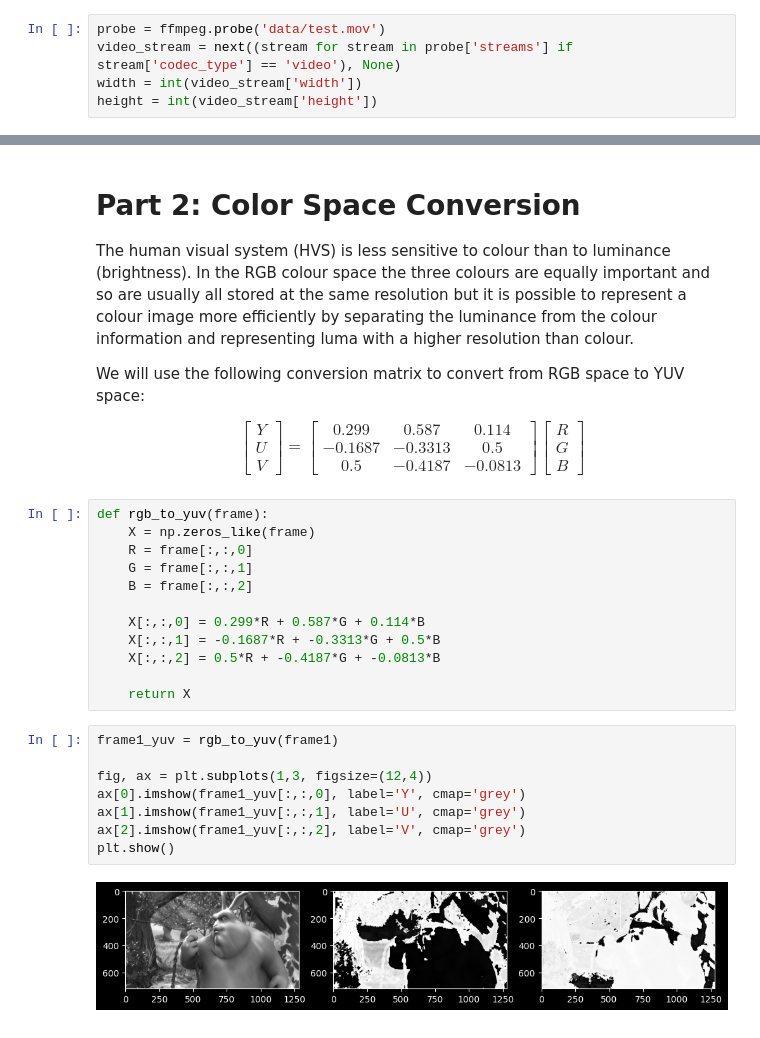
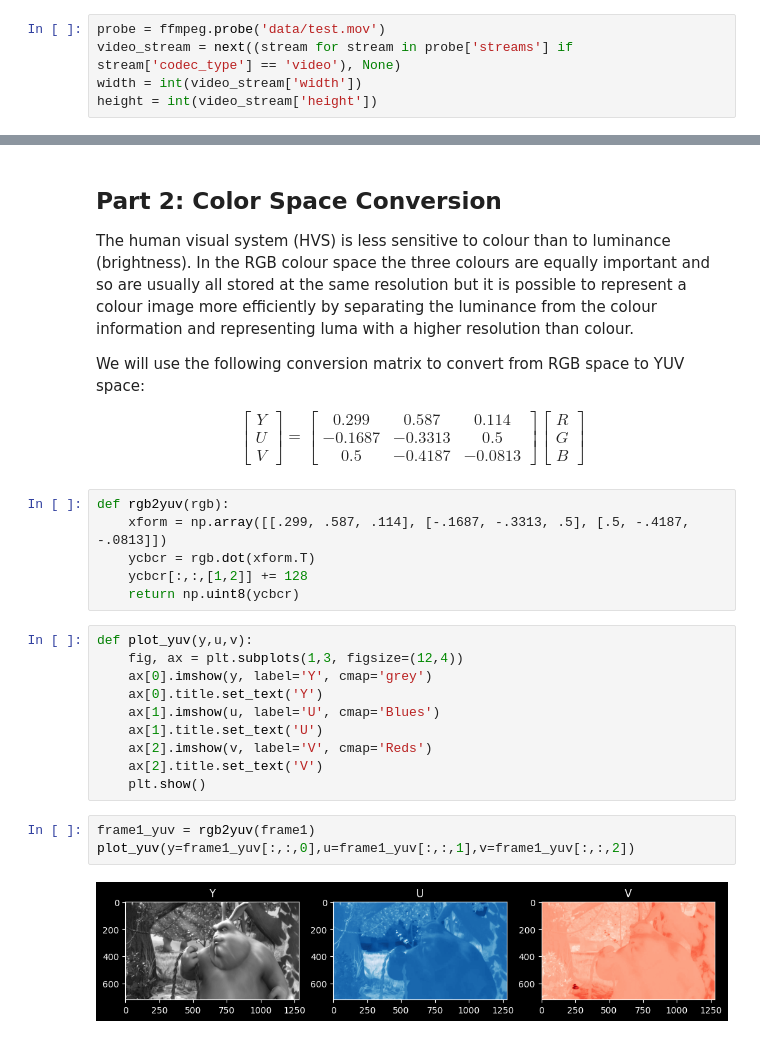
Before and after one commit to Gflex39/6.S965Final, a Jupyter notebook: tinycodec/x.ipynb, the cells around one changed output, grey strips where cells are left out. Cells and saved outputs as stored; diff of their text form.

```diff
--- a/tinycodec/x.ipynb
+++ b/tinycodec/x.ipynb
@@ -61,5 +48,5 @@ plt.show()
 # %% [markdown]
-# Part 2: Color Space Conversion
+## Part 2: Color Space Conversion
 
 The human visual system (HVS) is less sensitive to colour than to luminance (brightness). In the RGB colour space the three colours are equally important and so are usually all stored at the same resolution but it is possible to represent a colour image more efficiently by separating the luminance from the colour information and representing luma with a higher resolution than colour.
 
@@ -80,25 +67,24 @@ R\\
 G\\
 B
 \end{bmatrix}$$
-# %%
-def rgb_to_yuv(frame):
-    X = np.zeros_like(frame)
-    R = frame[:,:,0]
-    G = frame[:,:,1]
-    B = frame[:,:,2]
-
-    X[:,:,0] = 0.299*R + 0.587*G + 0.114*B
-    X[:,:,1] = -0.1687*R + -0.3313*G + 0.5*B
-    X[:,:,2] = 0.5*R + -0.4187*G + -0.0813*B
-
-    return X
+# %%
+def rgb2yuv(rgb):
+    xform = np.array([[.299, .587, .114], [-.1687, -.3313, .5], [.5, -.4187, -.0813]])
+    ycbcr = rgb.dot(xform.T)
+    ycbcr[:,:,[1,2]] += 128
+    return np.uint8(ycbcr)
 # %%
-frame1_yuv = rgb_to_yuv(frame1)
-
-fig, ax = plt.subplots(1,3, figsize=(12,4))
-ax[0].imshow(frame1_yuv[:,:,0], label='Y', cmap='grey')
-ax[1].imshow(frame1_yuv[:,:,1], label='U', cmap='grey')
-ax[2].imshow(frame1_yuv[:,:,2], label='V', cmap='grey')
-plt.show()
+def plot_yuv(y,u,v):
+    fig, ax = plt.subplots(1,3, figsize=(12,4))
+    ax[0].imshow(y, label='Y', cmap='grey')
+    ax[0].title.set_text('Y')
+    ax[1].imshow(u, label='U', cmap='Blues')
+    ax[1].title.set_text('U')
+    ax[2].imshow(v, label='V', cmap='Reds')
+    ax[2].title.set_text('V')
+    plt.show()
-# %% [output]
-[figure, removed]
+# %%
+frame1_yuv = rgb2yuv(frame1)
+plot_yuv(y=frame1_yuv[:,:,0],u=frame1_yuv[:,:,1],v=frame1_yuv[:,:,2])
+# %% [output]
+[figure, added]
```
Also changed, not shown: parts of 20 cells of this notebook.
